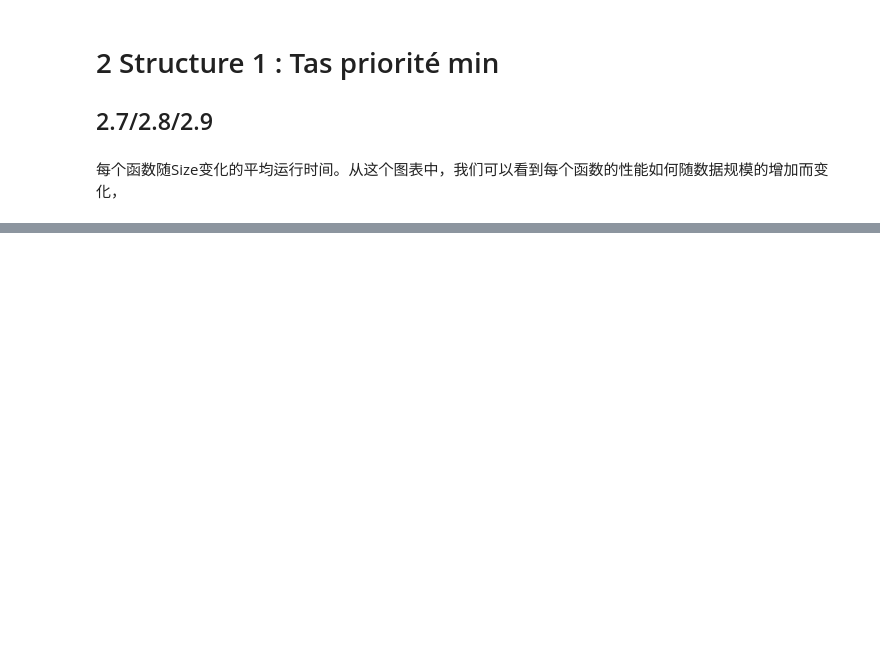
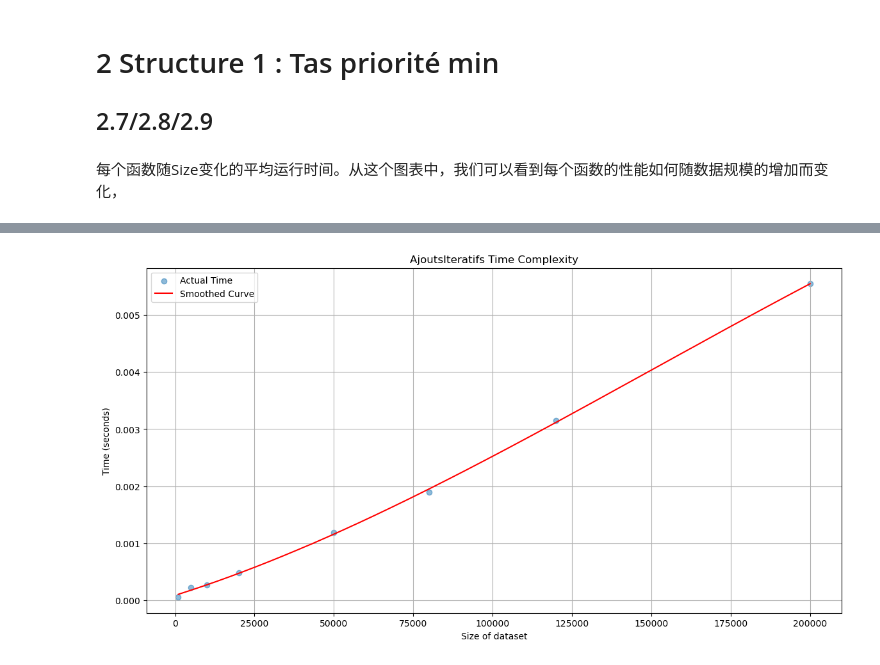
Before and after one commit to yangx219/ZHANG_YANG_ALGAV, a Jupyter notebook: ALGAV_projet.ipynb, the cells around one changed output, grey strips where cells are left out. Drawn from its saved outputs; the diff is of its cells as text; code cells hidden in the pictures; blank space fills up the shorter version.

```diff
--- a/ALGAV_projet.ipynb
+++ b/ALGAV_projet.ipynb
@@ -32,0 +68,41 @@ plt.show()
+# %%
+import pandas as pd
+import numpy as np
+import matplotlib.pyplot as plt
+
+# Assuming you've already uploaded your 'performance.csv' file
+# Read the CSV data into a DataFrame
+df = pd.read_csv('performance.csv')
+
+# Filter the data for the 'AjoutsIteratifs' function
+df_ajout = df[df['Function'] == 'AjoutsIteratifs']
+
+# Group the data by 'Size' and calculate the mean time for each size
+df_ajout_mean = df_ajout.groupby('Size')['Time'].mean().reset_index()
+
+# Now plot the mean time for each size
+plt.figure(figsize=(14, 7))
+
+# Plotting the actual data points
+plt.scatter(df_ajout_mean['Size'], df_ajout_mean['Time'], marker='o', label='Actual Time', alpha=0.5)
+
+# Fit a polynomial curve to the data
+degree = 3  # You can adjust the degree of the polynomial
+coefficients = np.polyfit(df_ajout_mean['Size'], df_ajout_mean['Time'], degree)
+polynomial = np.poly1d(coefficients)
+
+# Generate smoothed values for the curve
+x_smooth = np.linspace(df_ajout_mean['Size'].min(), df_ajout_mean['Size'].max(), 1000)
+y_smooth = polynomial(x_smooth)
+
+# Plotting the smoothed curve
+plt.plot(x_smooth, y_smooth, label='Smoothed Curve', color='red')
+
+plt.xlabel('Size of dataset')
+plt.ylabel('Time (seconds)')
+plt.title('AjoutsIteratifs Time Complexity')
+plt.legend()
+plt.grid(True)
+plt.show()
+# %% [output]
+[figure, added]
```
Also changed, not shown: parts of 2 cells of this notebook, 8 other files.
